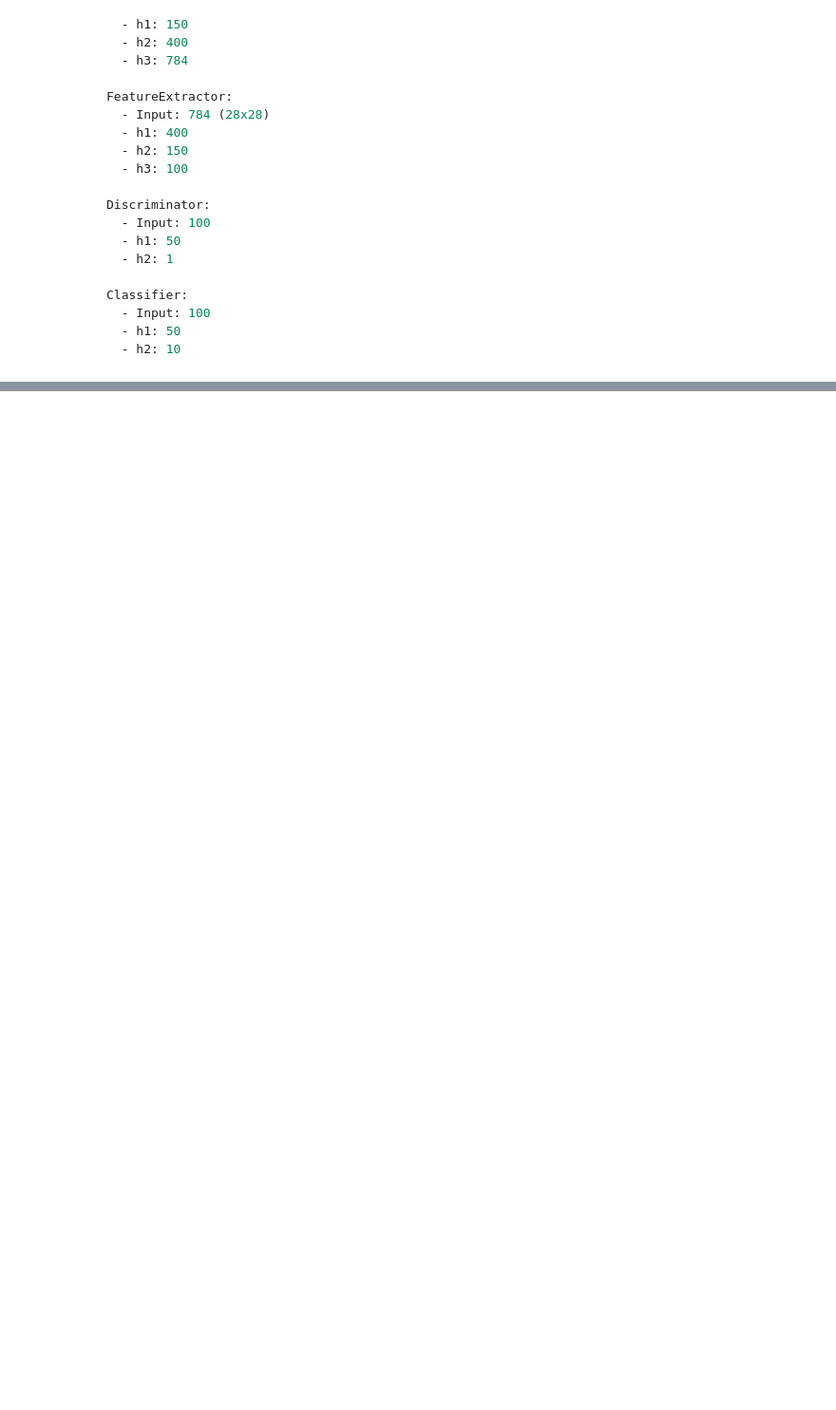
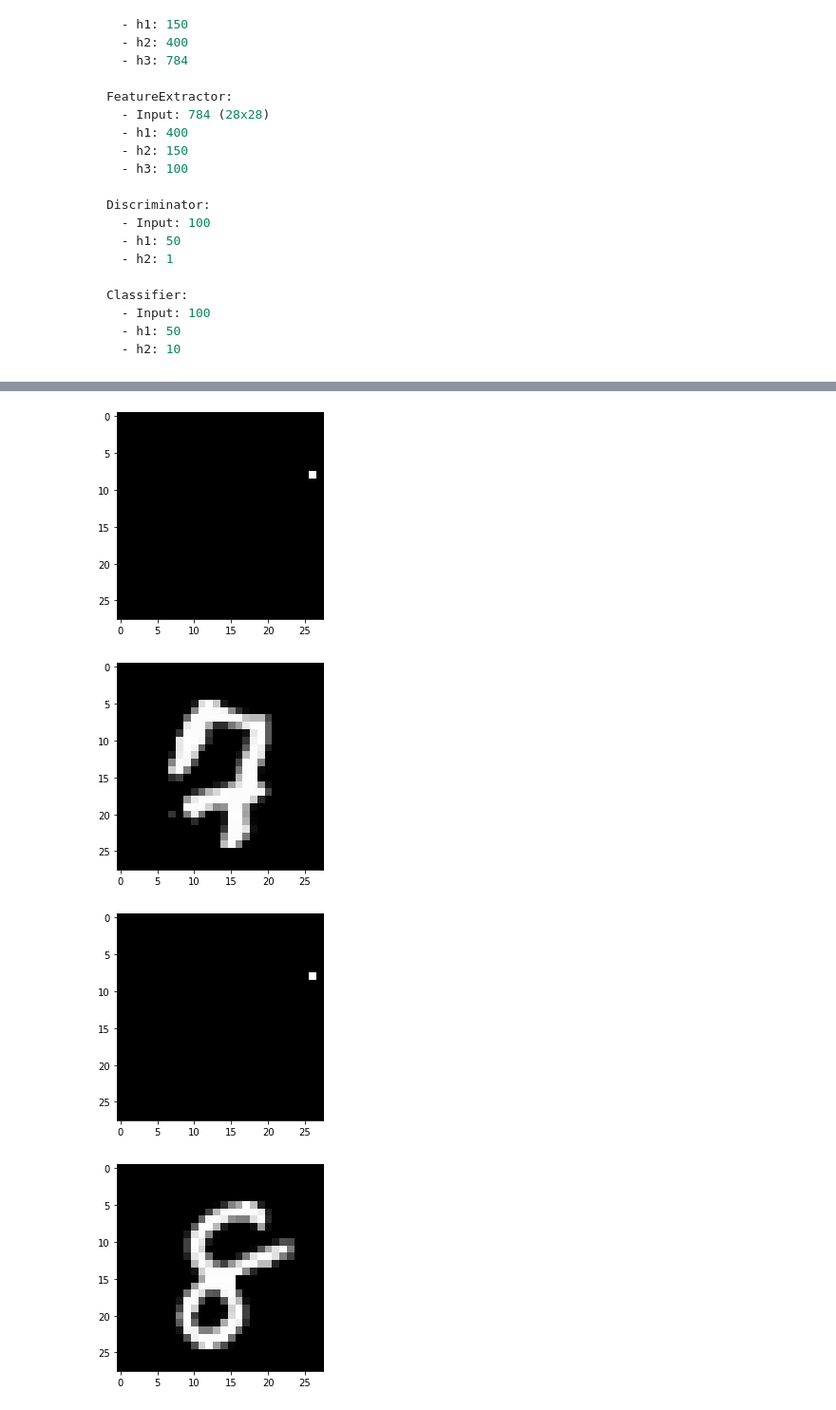
Before and after one commit to Akhilez/ml_gallery, a Jupyter notebook: ml_py/MLGallery/selective_generator/model.ipynb, the cells around one changed output, grey strips where cells are left out. Shown at 95% size. Saved outputs shown, nothing was run; the diff lists cells and outputs as text; code cells hidden in the pictures; blank space fills up the shorter version.

```diff
--- a/ml_py/MLGallery/selective_generator/model.ipynb
+++ b/ml_py/MLGallery/selective_generator/model.ipynb
@@ -130,7 +138,7 @@ class Classifier(torch.nn.Module):
 
     def forward(self, x, **kwargs):
         h1 = torch.sigmoid(x.matmul(self.w1) + self.b1)
-        h2 = torch.softmax(h1.matmul(self.w2) + self.b2)
+        h2 = torch.nn.functional.softmax(h1.matmul(self.w2) + self.b2)
         return h2
 
     def optimize(self, lr):
@@ -144,3 +152,9 @@ fe = FeatureExtractor()
 classifier = Classifier()
 discriminator = Discriminator()
 generator = Generator()
+# %%
+x_train = x_train[:5000]
+x_test = x_test[:500]
+y_train = y_train[:5000]
+y_test = y_test[:500]
+print(x_train.shape, x_test.shape, y_train.shape, y_test.shape)
@@ -147,6 +163,6 @@ generator = Generator()
 # %%
-batch_size = 5
-epochs = 3
+batch_size = 20
+epochs = 10
 
 for epoch in range(epochs):
     print(f'Epoch: {epoch}')
@@ -228,0 +240,35 @@ tensor([[0., 0., 1., 0., 0., 0., 0., 0., 0., 0.],
+# %%
+with torch.no_grad():
+
+    index = 133
+    batch_size = 2
+
+    x_sample = x_test[index:index+batch_size]
+    y_sample = y_test[index:index+batch_size]
+
+    generator_input = np.random.uniform(0, 1, (batch_size, 90))
+    generator_input = np.concatenate((generator_input, y_sample), axis=1)
+    generator_input = torch.Tensor(generator_input)
+
+    generated = generator(generator_input)
+    features = fe(generated)
+    discriminator_out = discriminator(features)
+    classifier_out = classifier(features)
+
+    real_discriminator_out = discriminator(fe(x_sample))
+
+
+    for i in range(batch_size):
+        plot_image(generated[i].reshape((28, 28)))
+        plt.show()
+        plot_image(x_sample[i].reshape((28, 28)))
+        plt.show()
+
+
+    print(f"Discriminator_out: {discriminator_out}\nReal Img Discriminator Out: {real_discriminator_out}")
+    print(f"\nClass: {classifier_out}\nReal class: {y_sample}")
+# %% [output]
+[figure, added]
+[figure, added]
+[figure, added]
+[figure, added]
```
Also changed, not shown: parts of 9 cells of this notebook, 2 other files.
